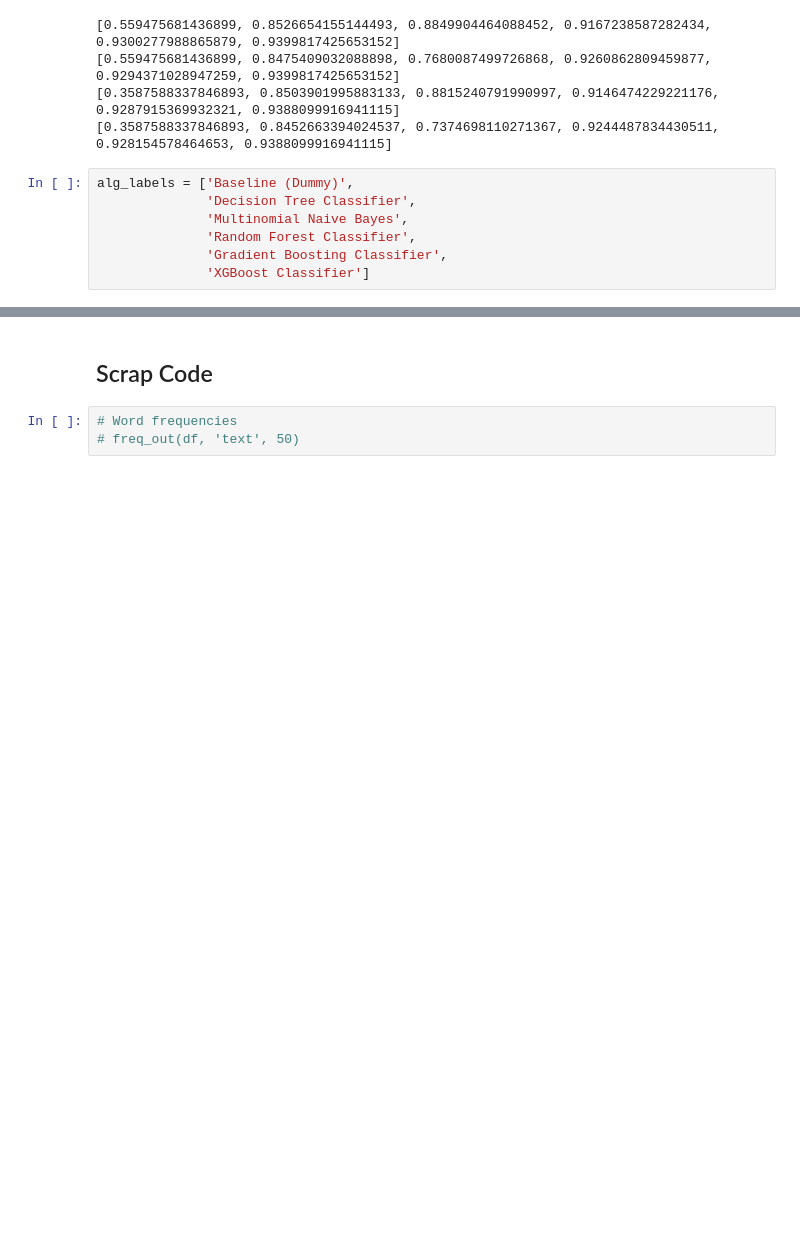
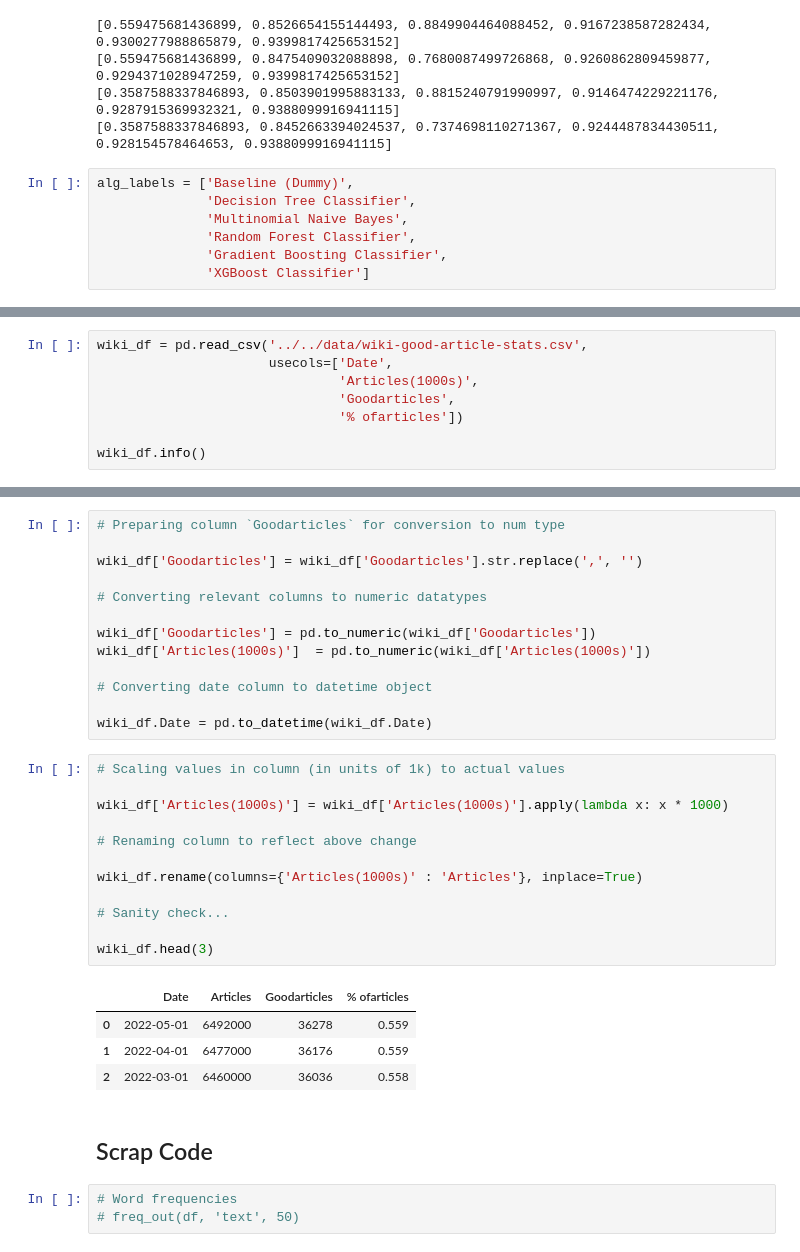
Before and after one commit to toastdeini/Wikipedia-article-quality, a Jupyter notebook: prep/Exploratory_Analysis.ipynb, the cells around one changed output, grey strips where cells are left out. Saved outputs shown, nothing was run; the diff lists cells and outputs as text; blank space fills up the shorter version.

```diff
--- a/prep/Exploratory_Analysis.ipynb
+++ b/prep/Exploratory_Analysis.ipynb
@@ -958,0 +919,8 @@ ax.legend(labels)
+# %%
+wiki_df = pd.read_csv('../../data/wiki-good-article-stats.csv',
+                      usecols=['Date',
+                               'Articles(1000s)',
+                               'Goodarticles',
+                               '% ofarticles'])
+
+wiki_df.info()
@@ -959,3 +939,33 @@ ax.legend(labels)
+# %%
+# Preparing column `Goodarticles` for conversion to num type
+
+wiki_df['Goodarticles'] = wiki_df['Goodarticles'].str.replace(',', '')
+
+# Converting relevant columns to numeric datatypes
+
+wiki_df['Goodarticles'] = pd.to_numeric(wiki_df['Goodarticles'])
+wiki_df['Articles(1000s)']  = pd.to_numeric(wiki_df['Articles(1000s)'])
+
+# Converting date column to datetime object
+
+wiki_df.Date = pd.to_datetime(wiki_df.Date)
+# %%
+# Scaling values in column (in units of 1k) to actual values
+
+wiki_df['Articles(1000s)'] = wiki_df['Articles(1000s)'].apply(lambda x: x * 1000)
+
+# Renaming column to reflect above change
+
+wiki_df.rename(columns={'Articles(1000s)' : 'Articles'}, inplace=True)
+
+# Sanity check...
+
+wiki_df.head(3)
+# %% [output]
+|  | Date | Articles | Goodarticles | % ofarticles |
+| 0 | 2022-05-01 | 6492000 | 36278 | 0.559 |
+| 1 | 2022-04-01 | 6477000 | 36176 | 0.559 |
+| 2 | 2022-03-01 | 6460000 | 36036 | 0.558 |
 # %% [markdown]
 ## Scrap Code
 # %%
```
Also changed, not shown: parts of 37 cells of this notebook.
